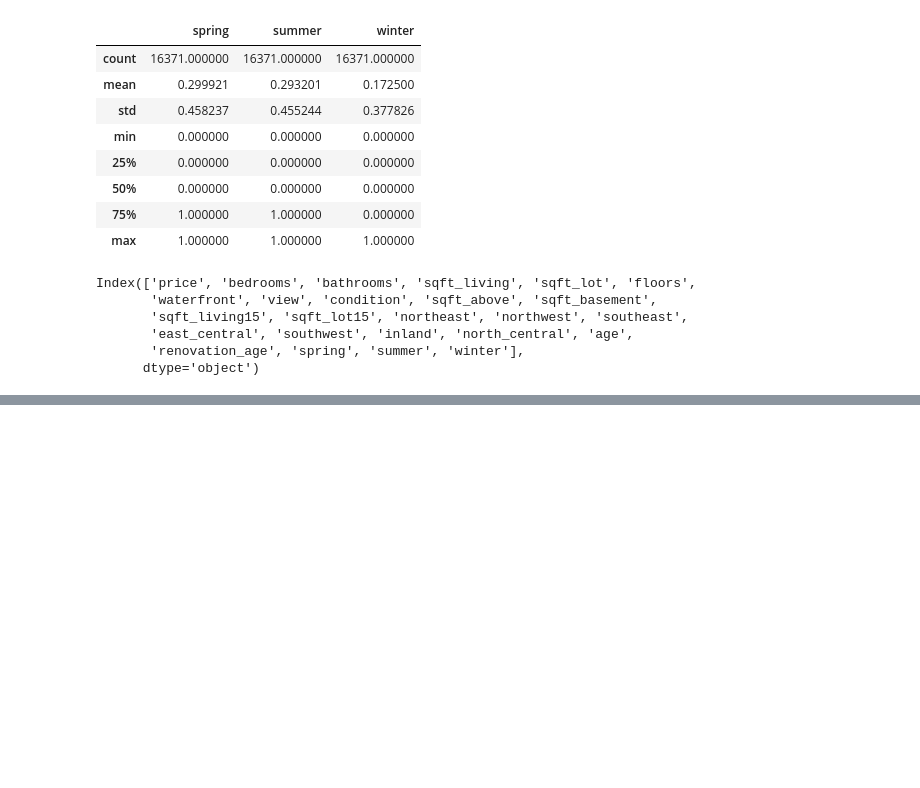
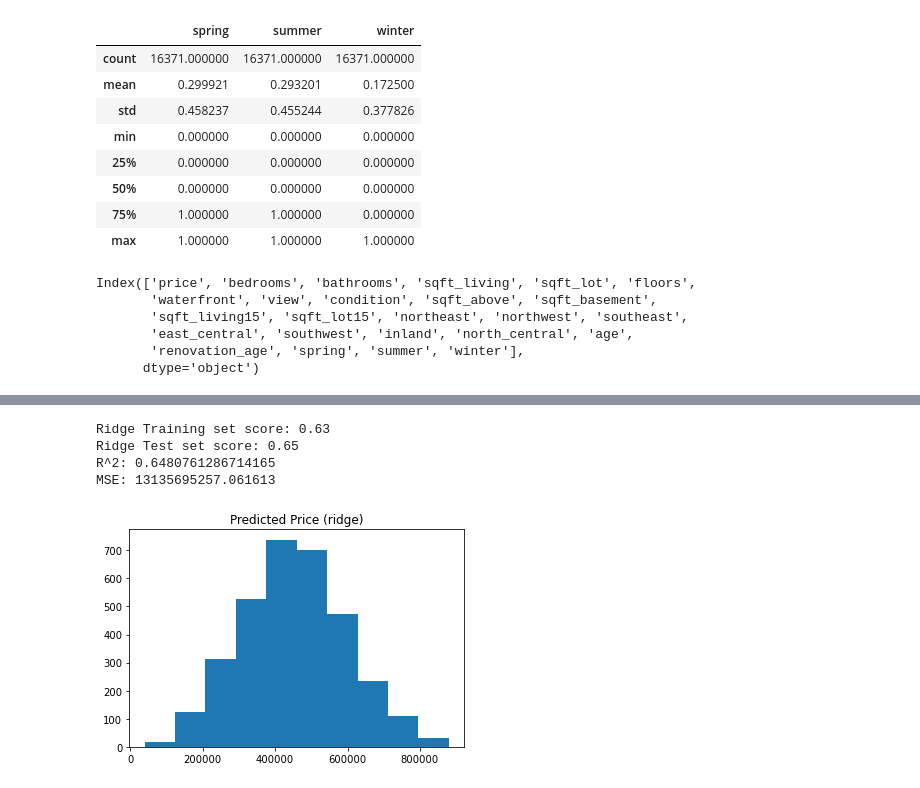
Before and after one commit to andrewabeles/seattle_home_sales, a Jupyter notebook: eda.ipynb, the cells around one changed output, grey strips where cells are left out. Cells and saved outputs as stored; diff of their text form; code cells hidden in the pictures; blank space fills up the shorter version.

```diff
--- a/eda.ipynb
+++ b/eda.ipynb
@@ -820,0 +963,34 @@ Index(['price', 'bedrooms', 'bathrooms', 'sqft_living', 'sqft_lot', 'floors',
+# %%
+from sklearn import metrics
+from sklearn.linear_model import Ridge, RidgeCV
+from sklearn.metrics import mean_squared_error
+import math
+
+x = data.drop(['price', 'sqft_above'],axis=1)
+y = data['price']
+
+#array of possible alpha values for CV later
+alphas = 10**np.linspace(10,-2,100)*0.5
+
+x_train, x_test, y_train, y_test = train_test_split(x, y, test_size=.2, random_state=0)
+
+ridge = Ridge(alpha=.05, normalize = True)
+ridge.fit(x_train, y_train)
+pred_ridge = ridge.predict(x_test)
+
+
+print("Ridge Training set score: {:.2f}".format(ridge.score(x_train, y_train)))
+print("Ridge Test set score: {:.2f}".format(ridge.score(x_test, y_test)))
+print("R^2:",metrics.r2_score(y_test, pred_ridge))
+print("MSE:", metrics.mean_squared_error(y_test, pred_ridge))
+# %% [output]
+Ridge Training set score: 0.63
+Ridge Test set score: 0.65
+R^2: 0.6480761286714165
+MSE: 13135695257.061613
+# %%
+plt.hist(pred_ridge)
+plt.title("Predicted Price (ridge)")
+plt.show()
+# %% [output]
+[figure, added]
```
Also changed, not shown: parts of 18 cells of this notebook.
